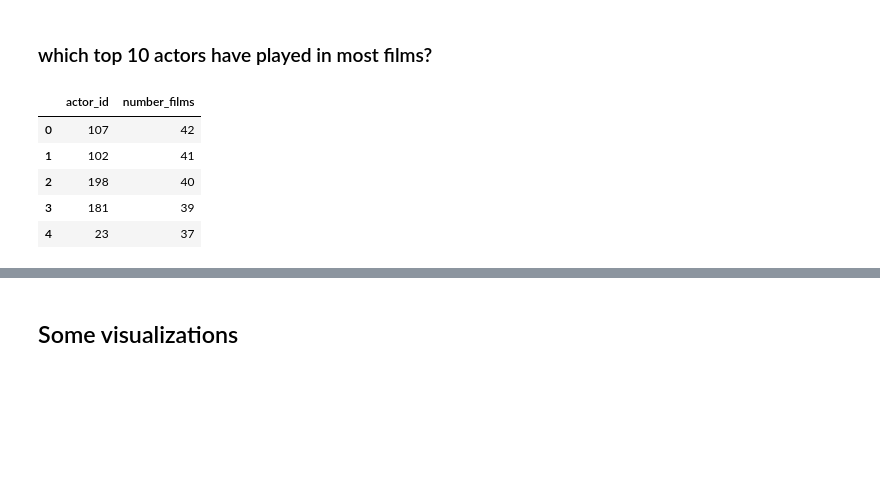
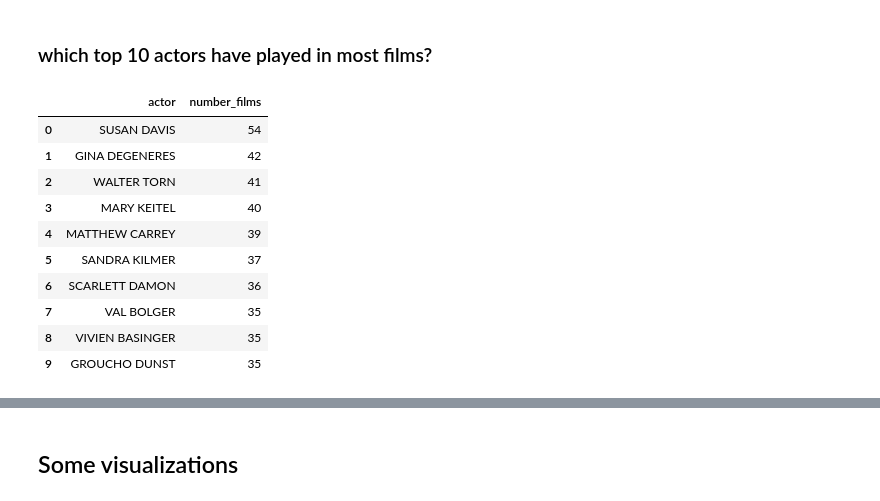
Before and after one commit to AIgineerAB/duckdb_sql_analytics_course, a Jupyter notebook: 18_pandas_duckdb/duckdb_pandas.ipynb, the cells around one changed output, grey strips where cells are left out. Saved outputs shown, nothing was run; the diff lists cells and outputs as text; code cells hidden in the pictures; blank space fills up the shorter version.

```diff
--- a/18_pandas_duckdb/duckdb_pandas.ipynb
+++ b/18_pandas_duckdb/duckdb_pandas.ipynb
@@ -188,35 +178,29 @@ rental_duration
 Name: count, dtype: int64
 # %% [markdown]
 ### which top 10 actors have played in most films?
-# %%
-# alternative is to use CTE
-actor_id_films = (
-    duckdb.sql("""
-    SELECT actor_id, COUNT(*) AS number_films
-    FROM films_joined
-    GROUP BY actor_id
-    ORDER BY number_films DESC;
-""")
-    .df()
-)
-
-actor_id_films.head()
-# %% [output]
-|  | actor_id | number_films |
-| 0 | 107 | 42 |
-| 1 | 102 | 41 |
-| 2 | 198 | 40 |
-| 3 | 181 | 39 |
-| 4 | 23 | 37 |
 # %%
-df_top_actors = duckdb.sql("""
+
+actor_films = duckdb.sql("""
     SELECT
-        f.actor_first_name,
-        f.actor_last_name,
-        a.number_films
-    FROM actor_id_films a
-    LEFT JOIN films_joined f ON a.actor_id = f.actor_id
-    GROUP BY ALL
+        actor,
+        COUNT(*) AS number_films
+    FROM films_joined
+    GROUP BY actor
     ORDER BY number_films DESC
+
 """).df()
+
+actor_films.head(10)
+# %% [output]
+|  | actor | number_films |
+| 0 | SUSAN DAVIS | 54 |
+| 1 | GINA DEGENERES | 42 |
+| 2 | WALTER TORN | 41 |
+| 3 | MARY KEITEL | 40 |
+| 4 | MATTHEW CARREY | 39 |
+| 5 | SANDRA KILMER | 37 |
+| 6 | SCARLETT DAMON | 36 |
+| 7 | VAL BOLGER | 35 |
+| 8 | VIVIEN BASINGER | 35 |
+| 9 | GROUCHO DUNST | 35 |
 # %%
```
Also changed, not shown: parts of 17 cells of this notebook.
